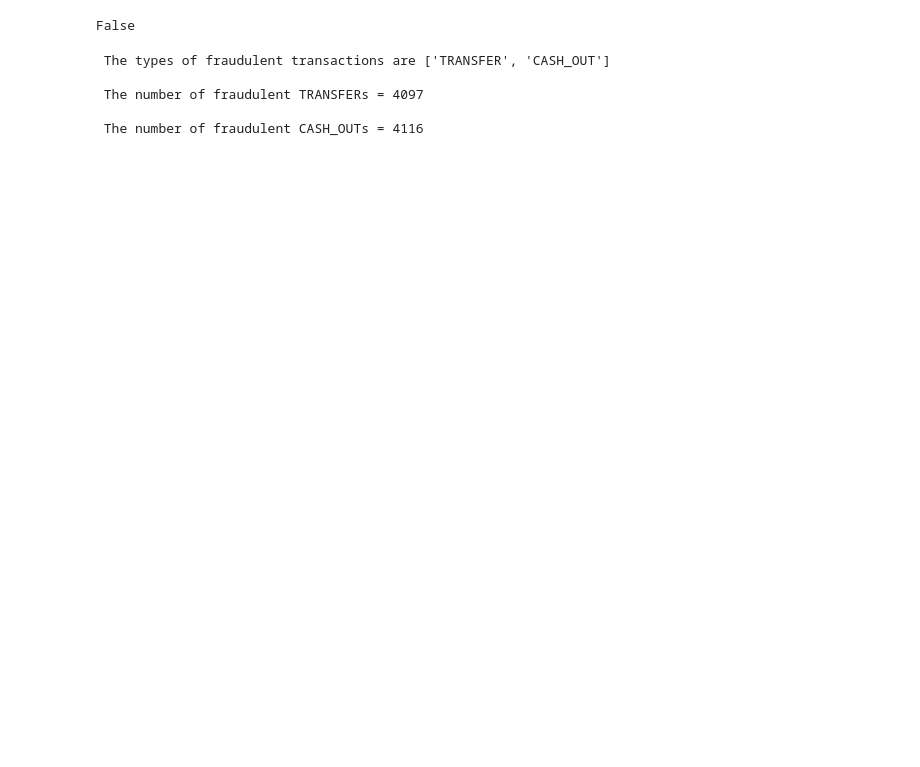
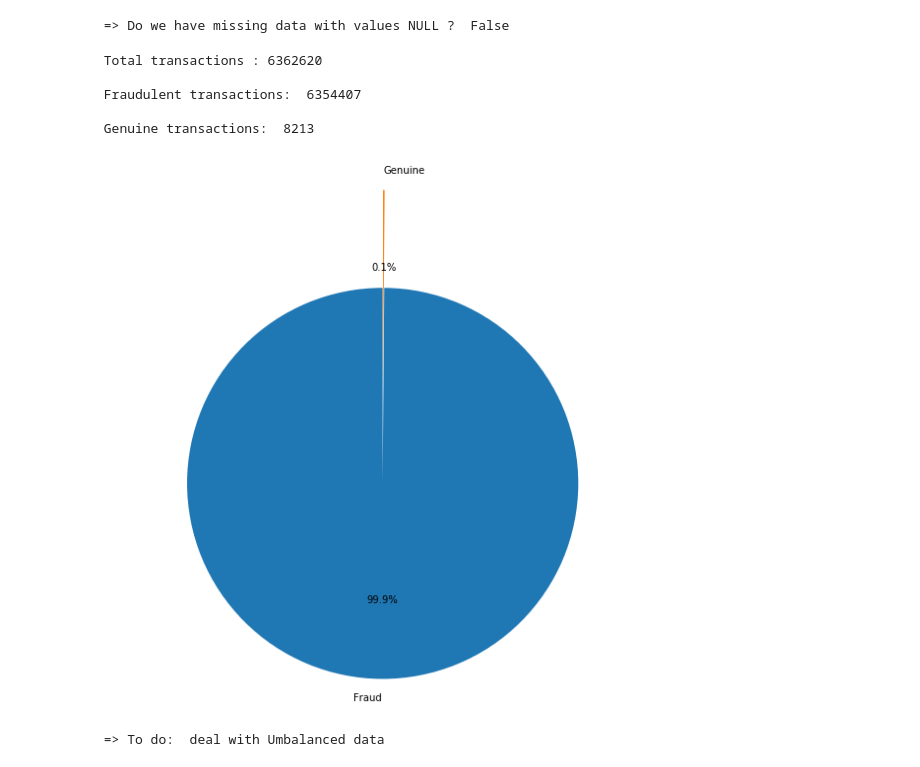
Before and after one commit to SouadOO/ML_Fraud_Transactions, a Jupyter notebook: 1_ExploritoryDataAnalysis/AnalyseData.ipynb, the cells around one changed output. Drawn from its saved outputs; the diff is of its cells as text; code cells hidden in the pictures; blank space fills up the shorter version.

```diff
--- a/1_ExploritoryDataAnalysis/AnalyseData.ipynb
+++ b/1_ExploritoryDataAnalysis/AnalyseData.ipynb
@@ -19,7 +10,8 @@ warnings.filterwarnings("ignore", category=DeprecationWarning)
 # %%
-#Import data and correct spelling of original column headers for consistency
-df = pd.read_csv('data/dataset.csv')
+########################################## LOAD DATA #####################################################
+df = pd.read_csv('../data/dataset.csv')
 df = df.rename(columns={'oldbalanceOrg':'oldBalanceOrig', 'newbalanceOrig':'newBalanceOrig', \
                         'oldbalanceDest':'oldBalanceDest', 'newbalanceDest':'newBalanceDest'})
-print(df.head())
+df.shape
+print("\n => We have 6362620 records and 11 features ")
 # %% [output]
@@ -52,5 +41,5 @@ df.describe()
 # %%
-#Test if there any missing values in DataFrame, this does not rule out proxies by a numerical value like 0.
-df.isnull().values.any()
+#There are no missing values with null , this does not rule out proxies by a numerical value like 0.
+print('\n => Do we have missing data with values NULL ? ',df.isnull().values.any())
 # %% [output]
-False
+ => Do we have missing data with values NULL ?  False
@@ -72,19 +46,28 @@ df['isFraud'].value_counts().plot(kind='bar')
-# %%
-#Which types of transactions are fraudulent?
-
-print('\n The types of fraudulent transactions are {}'.format(list(df.loc[df.isFraud == 1].type.drop_duplicates().values)))
-
-dfFraudTransfer = df.loc[(df.isFraud == 1) & (df.type == 'TRANSFER')]
-dfFraudCashout = df.loc[(df.isFraud == 1) & (df.type == 'CASH_OUT')]
-
-print ('\n The number of fraudulent TRANSFERs = {}'.\
-       format(len(dfFraudTransfer)))
-
-print ('\n The number of fraudulent CASH_OUTs = {}'.\
-       format(len(dfFraudCashout)))
-# %% [output]
- The types of fraudulent transactions are ['TRANSFER', 'CASH_OUT']
-
- The number of fraudulent TRANSFERs = 4097
-
- The number of fraudulent CASH_OUTs = 4116
+# %%
+####################################### FEATURES DESCRIPTION ####################################################
+#-------------------------------------------- IsFRAUD----------------------------------
+
+#How many transcation are fraudulent?
+
+t_size=len(df)
+f_size=len(df.loc[(df.isFraud == 0)])
+g_size=len(df.loc[(df.isFraud == 1)])
+
+print ('\n Total transactions :',t_size)
+print ('\n Fraudulent transactions: ',f_size)
+print ('\n Genuine transactions: ', g_size)
+
+f, ax = plt.subplots(figsize=(10,10))
+ax.pie([f_size,g_size], explode=(0.5, 0), labels=['Fraud', 'Genuine'], autopct='%1.1f%%', startangle=90)
+ax.axis('equal')  # Equal aspect ratio ensures that pie is drawn as a circle.
+plt.show()
+
+print ('\n => To do:  deal with Umbalanced data  ')
+# %% [output]
+ Total transactions : 6362620
+
+ Fraudulent transactions:  6354407
+
+ Genuine transactions:  8213
+[figure, added]
+ => To do:  deal with Umbalanced data
```
Also changed, not shown: parts of 26 cells of this notebook, 9 other files.
